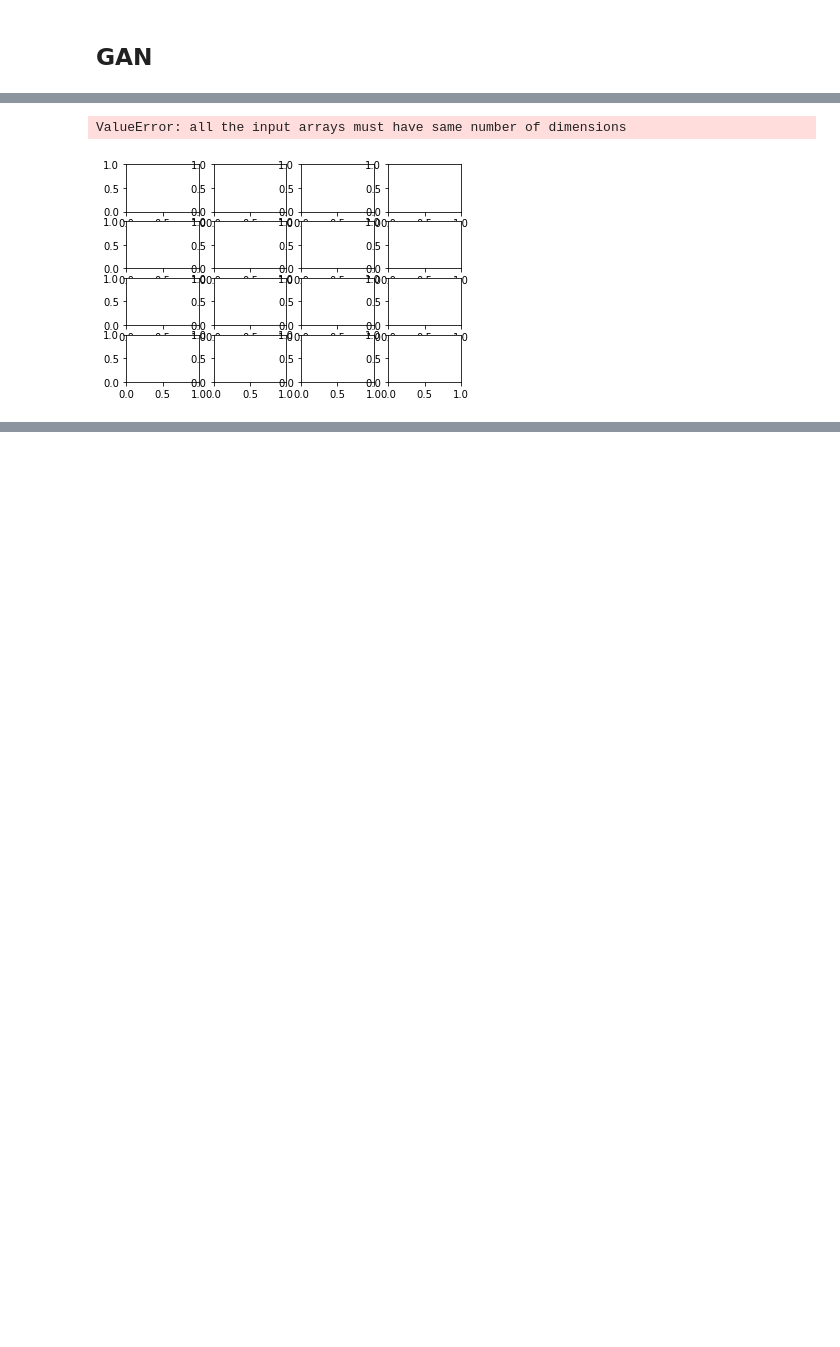
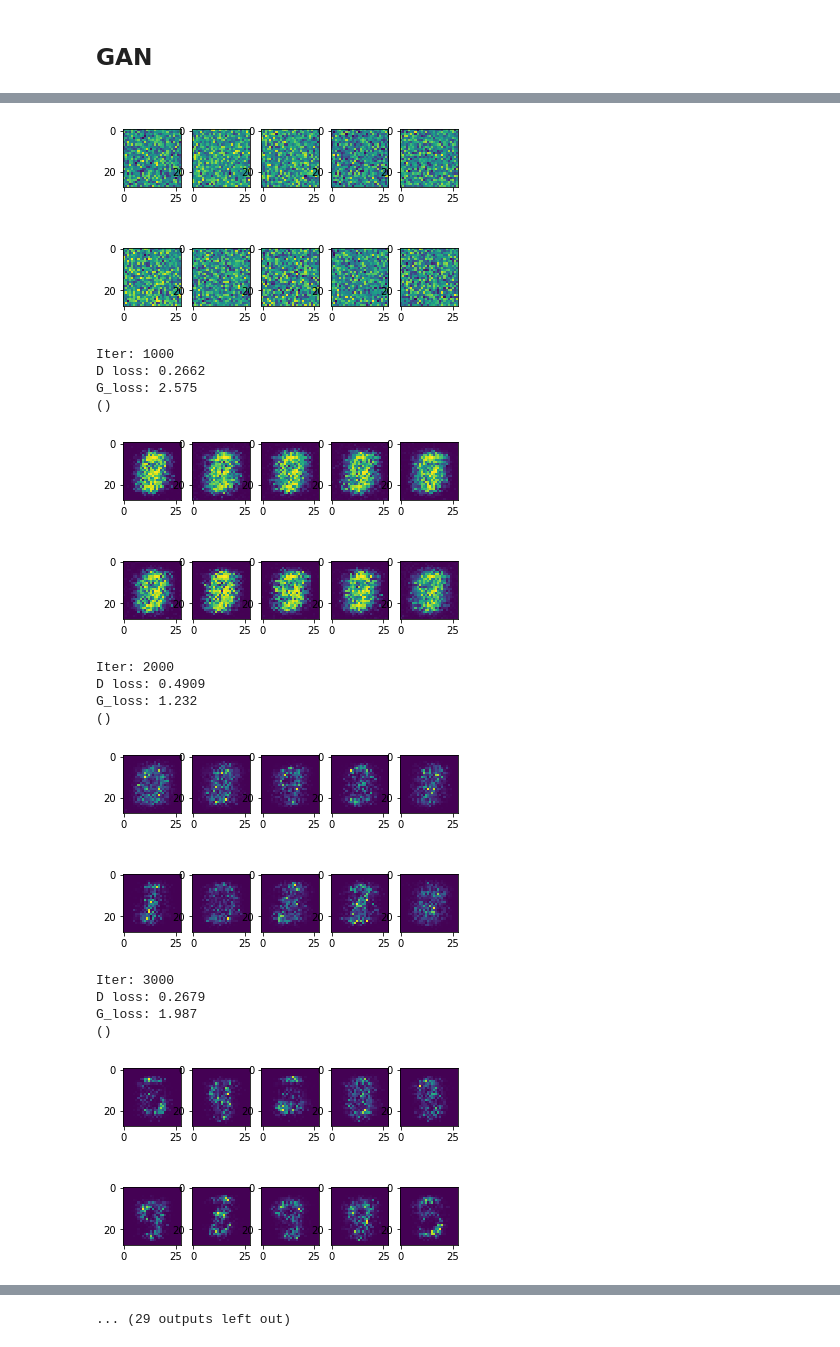
Before and after one commit to tingwenbao/W266-NLP-Final-Project-Text-to-Image-Synthesis-with-GAN, a Jupyter notebook: Dataset_Exploration -Conditional GAN.ipynb, the cells around one changed output, grey strips where cells are left out. Saved outputs shown, nothing was run; the diff lists cells and outputs as text; code cells hidden in the pictures; blank space fills up the shorter version.

Commit message:
conditional GAN on nmist, need add another discriminator

```diff
--- a/Dataset_Exploration -Conditional GAN.ipynb
+++ b/Dataset_Exploration -Conditional GAN.ipynb
@@ -129,16 +138,17 @@ def batch_iter(data, batch_size, num_epochs, shuffle=True):
             end_index = min((batch_num + 1) * batch_size, data_size)
             yield shuffled_data[start_index:end_index]
 # %%
-def generate_a_flower(i,j):
-    label_index = (i-1)*4+(j-1)
-    label_y = np.zeros(17)
-    label_y[label_index] = 1
+def generate_a_flower(i,j): # generate i*j image by label
+    label_index = (i-1)*5+(j-1)
+    label_y = np.random.uniform(0, 0, size=[1, label_size])
+    label_y[0,label_index] = 1
+
     z = np.concatenate((np.random.uniform(-1., 1., size=[1, Z_dim]),label_y),axis=1)
     g = sess.run(G_sample, feed_dict={Z_ph: z})
-    return g[:,:-17].reshape(64, 64, 3)
+    return g[:,:-label_size].reshape(image_size, image_size)
 # %%
 # define transform and concat input
-X_conditional = np.concatenate((X.reshape([-1,image_size*image_size*3]),Y), axis=1)
+X_conditional = np.concatenate((X.reshape([-1,image_size*image_size]),Y), axis=1)
 
 
 global_step = tf.Variable(0, name="global_step", trainable=False)
@@ -147,18 +157,18 @@ incr_global_step_op = tf.assign(global_step, global_step+1)
 sess = tf.Session(config=tf.ConfigProto(log_device_placement=True))
 sess.run(tf.global_variables_initializer())
 
-it = 0
+#it = 0
 
 D_loss_c = []
 G_loss_c = []
 
-batches = batch_iter(X_conditional, mb_size, 50000)
+batches = batch_iter(X_conditional, mb_size, 100)
 
 for batch in batches:
 
-    Z_conditional = np.concatenate((sample_Z(batch.shape[0], Z_dim),batch[:,-17:]),axis=1)
+    Z_conditional = np.concatenate((sample_Z(batch.shape[0], Z_dim),batch[:,-label_size:]),axis=1)
     _, D_loss_curr, _, G_loss_curr, i = sess.run([D_solver, D_loss, G_solver, G_loss, incr_global_step_op]
-                                                 ,feed_dict={X_ph: batch.reshape([-1,(image_size*image_size*3+label_size)]), Z_ph:Z_conditional })
+                                                 ,feed_dict={X_ph: batch.reshape([-1,(image_size*image_size+label_size)]), Z_ph:Z_conditional })
 
 
 
@@ -170,11 +180,11 @@ for batch in batches:
         D_loss_c.append(D_loss_curr)
         G_loss_c.append(G_loss_curr)
     if i % 1000 == 0 or i==1:
-        n = 4
-        f, axarr = plt.subplots(n,n)
-        for i in range(n):
-            for j in range(n):
-                axarr[i,j].imshow(generate_a_flower(i,j))
+
+        f, axarr = plt.subplots(2,5)
+        for n in range(2):
+            for m in range(5):
+                axarr[n,m].imshow(generate_a_flower(n,m))
         plt.show()
 # %% [output]
 Iter: 1
@@ -183,3 +193,17 @@ G_loss: 0.6974
 ()
+[figure, new version]
-ValueError: all the input arrays must have same number of dimensions
+Iter: 1000
+D loss: 0.2662
+G_loss: 2.575
+()
-[figure, old version]
+[figure, added]
+Iter: 2000
+D loss: 0.4909
+G_loss: 1.232
+()
+[figure, added]
+Iter: 3000
+D loss: 0.2679
+G_loss: 1.987
+()
+[figure, added]
@@ -185,0 +220 @@ ValueError: all the input arrays must have same number of dimensions
+... (29 outputs left out)
```
Also changed, not shown: parts of 8 cells of this notebook, 5 other files.
